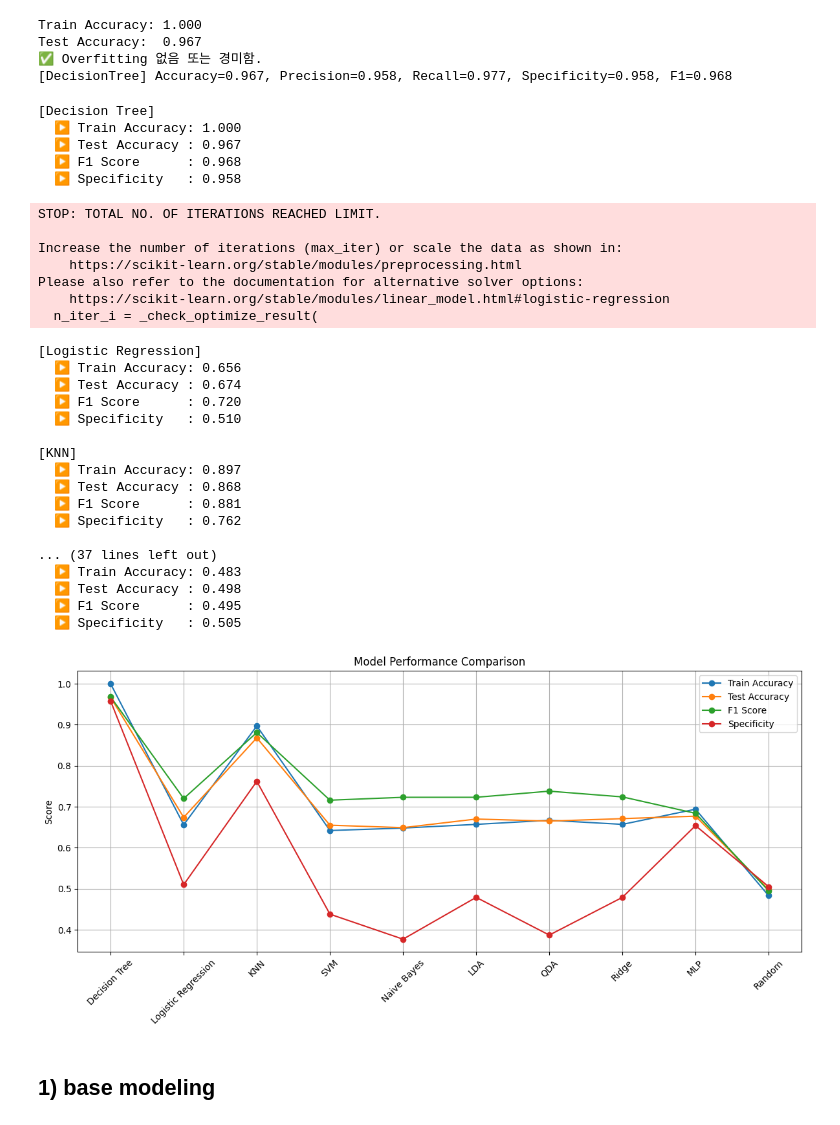
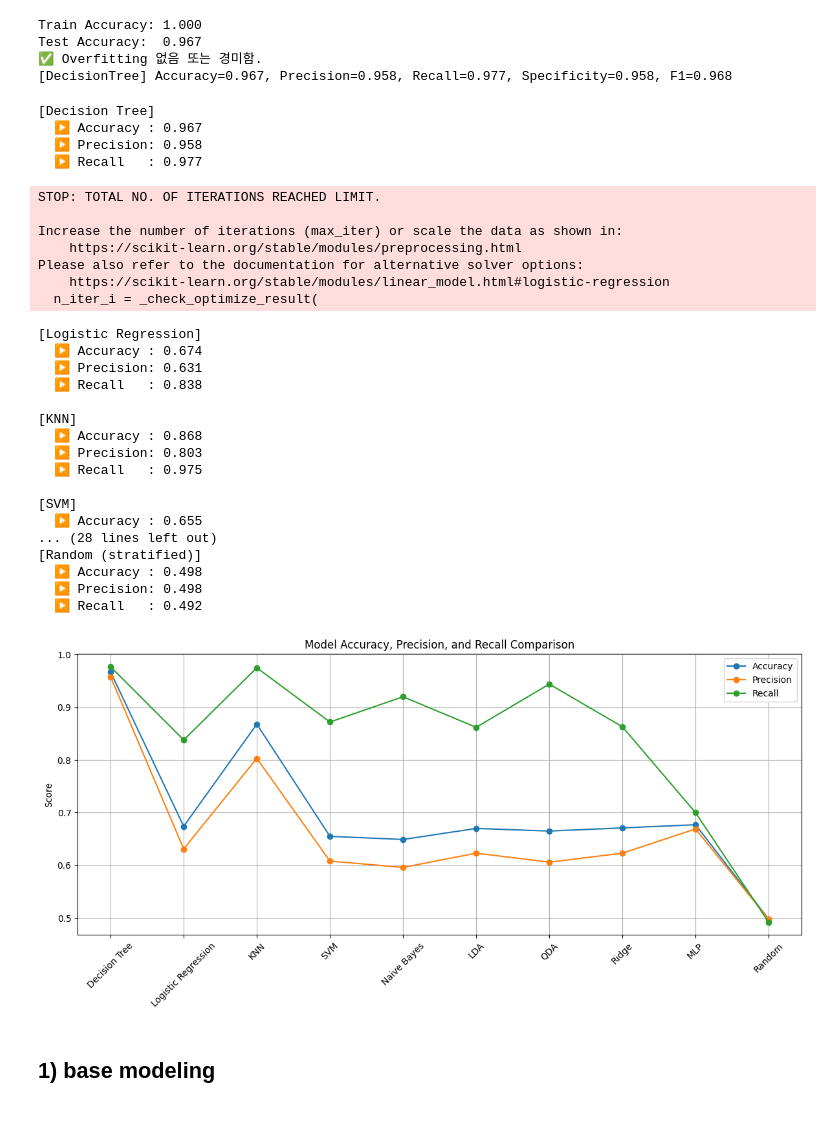
Before and after one commit to waterbang12/20251R0136COSE47101, a Jupyter notebook: 싱크홀_예측_Baseline_final.ipynb, the cells around one changed output. Drawn from its saved outputs; the diff is of its cells as text; code cells hidden in the pictures.

Commit message:
matching metrics for evaluation

```diff
--- a/싱크홀_예측_Baseline_final.ipynb
+++ b/싱크홀_예측_Baseline_final.ipynb
@@ -549,23 +549,22 @@ for name, model in models.items():
     y_train_pred = model.predict(X_train)
     y_test_pred = model.predict(X_test)
 
-    train_acc = accuracy_score(y_train, y_train_pred)
-    test_acc = accuracy_score(y_test, y_test_pred)
+    acc = accuracy_score(y_test, y_test_pred)
+    prec = precision_score(y_test, y_test_pred)
+    rec = recall_score(y_test, y_test_pred)
     f1 = f1_score(y_test, y_test_pred)
     tn, fp, fn, tp = confusion_matrix(y_test, y_test_pred).ravel()
     spec = tn / (tn + fp)
 
     print(f"\n[{name}]")
-    print(f"  ▶ Train Accuracy: {train_acc:.3f}")
-    print(f"  ▶ Test Accuracy : {test_acc:.3f}")
-    print(f"  ▶ F1 Score      : {f1:.3f}")
-    print(f"  ▶ Specificity   : {spec:.3f}")
+    print(f"  ▶ Accuracy : {acc:.3f}")
+    print(f"  ▶ Precision: {prec:.3f}")
+    print(f"  ▶ Recall   : {rec:.3f}")
 # %% [output]
 [Decision Tree]
-  ▶ Train Accuracy: 1.000
-  ▶ Test Accuracy : 0.967
-  ▶ F1 Score      : 0.968
-  ▶ Specificity   : 0.958
+  ▶ Accuracy : 0.967
+  ▶ Precision: 0.958
+  ▶ Recall   : 0.977
 STOP: TOTAL NO. OF ITERATIONS REACHED LIMIT.
 
 Increase the number of iterations (max_iter) or scale the data as shown in:
@@ -574,57 +573,56 @@ Please also refer to the documentation for alternative solver options:
     https://scikit-learn.org/stable/modules/linear_model.html#logistic-regression
   n_iter_i = _check_optimize_result(
 [Logistic Regression]
-  ▶ Train Accuracy: 0.656
-  ▶ Test Accuracy : 0.674
-  ▶ F1 Score      : 0.720
-  ▶ Specificity   : 0.510
+  ▶ Accuracy : 0.674
+  ▶ Precision: 0.631
+  ▶ Recall   : 0.838
 
 [KNN]
-  ▶ Train Accuracy: 0.897
-  ▶ Test Accuracy : 0.868
-  ▶ F1 Score      : 0.881
-  ▶ Specificity   : 0.762
+  ▶ Accuracy : 0.868
+  ▶ Precision: 0.803
+  ▶ Recall   : 0.975
 
-... (37 lines left out)
-  ▶ Train Accuracy: 0.483
-  ▶ Test Accuracy : 0.498
-  ▶ F1 Score      : 0.495
-  ▶ Specificity   : 0.505
+[SVM]
+  ▶ Accuracy : 0.655
+... (28 lines left out)
+[Random (stratified)]
+  ▶ Accuracy : 0.498
+  ▶ Precision: 0.498
+  ▶ Recall   : 0.492
 # %%
 import matplotlib.pyplot as plt
 import pandas as pd
 
-# 모델 성능 데이터 입력
+# 모델 성능 데이터 입력 (Accuracy, Precision, Recall 기준)
 data = {
     "Model": [
         "Decision Tree", "Logistic Regression", "KNN", "SVM", "Naive Bayes",
         "LDA", "QDA", "Ridge", "MLP", "Random"
     ],
-    "Train Accuracy": [1.000, 0.656, 0.897, 0.642, 0.648, 0.657, 0.667, 0.657, 0.694, 0.483],
-    "Test Accuracy":  [0.967, 0.674, 0.868, 0.655, 0.649, 0.670, 0.665, 0.671, 0.677, 0.498],
-    "F1 Score":       [0.968, 0.720, 0.881, 0.716, 0.723, 0.723, 0.738, 0.724, 0.684, 0.495],
-    "Specificity":    [0.958, 0.510, 0.762, 0.438, 0.377, 0.479, 0.387, 0.479, 0.654, 0.505]
+    "Accuracy":  [0.967, 0.674, 0.868, 0.655, 0.649, 0.670, 0.665, 0.671, 0.677, 0.498],
+    "Precision": [0.958, 0.631, 0.803, 0.608, 0.596, 0.623, 0.606, 0.623, 0.669, 0.498],
+    "Recall":    [0.977, 0.838, 0.975, 0.872, 0.920, 0.862, 0.944, 0.863, 0.700, 0.492]
 }
 
 df = pd.DataFrame(data)
 
 # 시각화
-metrics = ["Train Accuracy", "Test Accuracy", "F1 Score", "Specificity"]
+metrics = ["Accuracy", "Precision", "Recall"]
 plt.figure(figsize=(12, 6))
 
 for metric in metrics:
     plt.plot(df["Model"], df[metric], marker='o', label=metric)
 
 plt.xticks(rotation=45)
 plt.ylabel("Score")
-plt.title("Model Performance Comparison")
+plt.title("Model Accuracy, Precision, and Recall Comparison")
 plt.legend()
 plt.tight_layout()
 plt.grid(True)
-plt.savefig("model_performance_plot.png", dpi=300)
+plt.savefig("model_accuracy_precision_recall.png", dpi=300)
 plt.show()
 # %% [output]
-[figure, old version]
+[figure, new version]
 # %% [markdown]
 ## 1) base modeling
 # %% [markdown]
```
